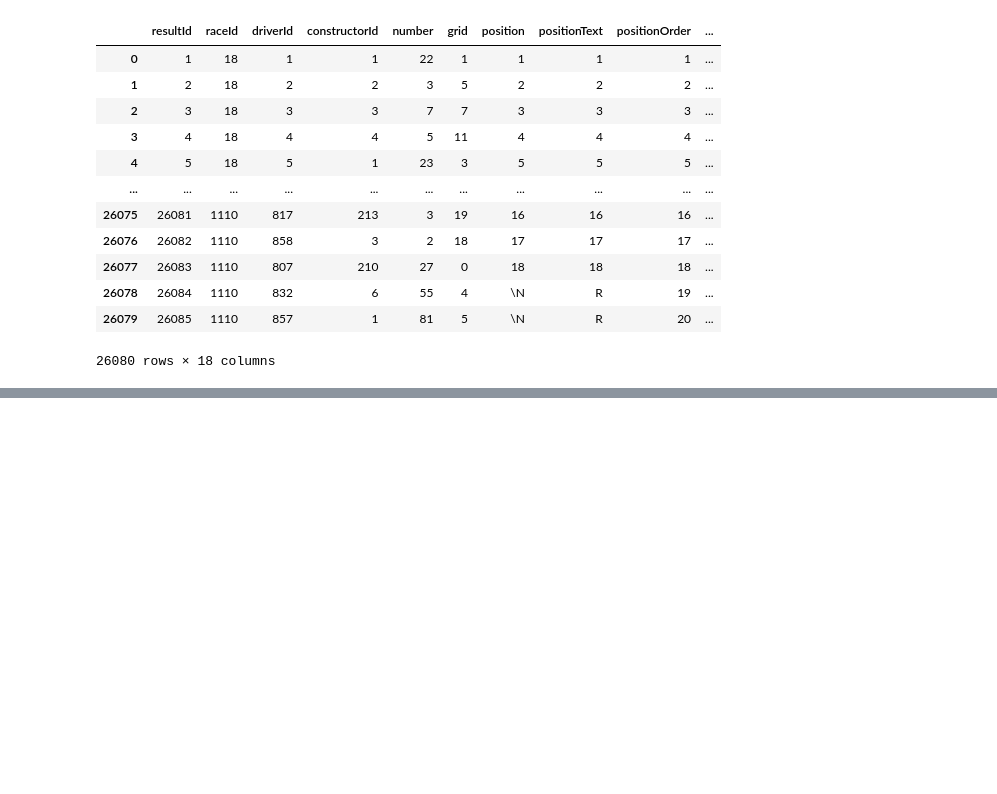
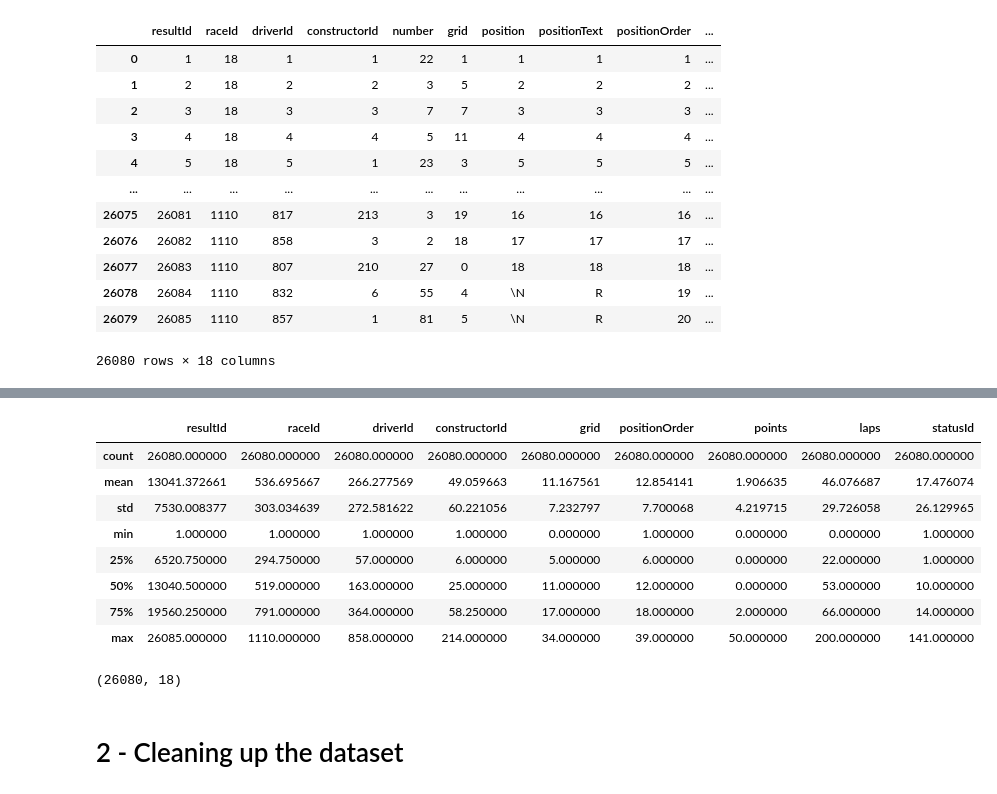
Before and after one commit to ZandomeneghiChiara/F1_Project, a Jupyter notebook: F1_Project_Prog.ipynb, the cells around one changed output, grey strips where cells are left out. Cells and saved outputs as stored; diff of their text form; code cells hidden in the pictures; blank space fills up the shorter version.

```diff
--- a/F1_Project_Prog.ipynb
+++ b/F1_Project_Prog.ipynb
@@ -115,0 +98,18 @@ None
+# %%
+df.describe()
+# %% [output]
+|  | resultId | raceId | driverId | constructorId | grid | positionOrder | points | laps | statusId |
+| count | 26080.000000 | 26080.000000 | 26080.000000 | 26080.000000 | 26080.000000 | 26080.000000 | 26080.000000 | 26080.000000 | 26080.000000 |
+| mean | 13041.372661 | 536.695667 | 266.277569 | 49.059663 | 11.167561 | 12.854141 | 1.906635 | 46.076687 | 17.476074 |
+| std | 7530.008377 | 303.034639 | 272.581622 | 60.221056 | 7.232797 | 7.700068 | 4.219715 | 29.726058 | 26.129965 |
+| min | 1.000000 | 1.000000 | 1.000000 | 1.000000 | 0.000000 | 1.000000 | 0.000000 | 0.000000 | 1.000000 |
+| 25% | 6520.750000 | 294.750000 | 57.000000 | 6.000000 | 5.000000 | 6.000000 | 0.000000 | 22.000000 | 1.000000 |
+| 50% | 13040.500000 | 519.000000 | 163.000000 | 25.000000 | 11.000000 | 12.000000 | 0.000000 | 53.000000 | 10.000000 |
+| 75% | 19560.250000 | 791.000000 | 364.000000 | 58.250000 | 17.000000 | 18.000000 | 2.000000 | 66.000000 | 14.000000 |
+| max | 26085.000000 | 1110.000000 | 858.000000 | 214.000000 | 34.000000 | 39.000000 | 50.000000 | 200.000000 | 141.000000 |
+# %%
+df.shape
+# %% [output]
+(26080, 18)
+# %% [markdown]
+# 2 - Cleaning up the dataset
```
Also changed, not shown: parts of 32 cells of this notebook.
